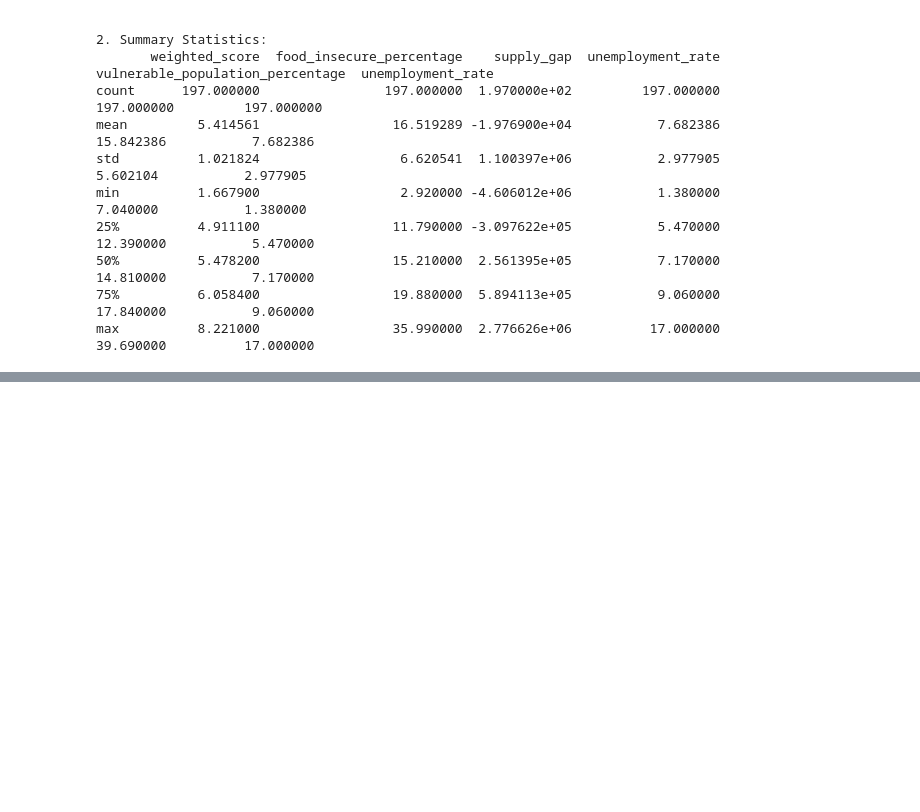
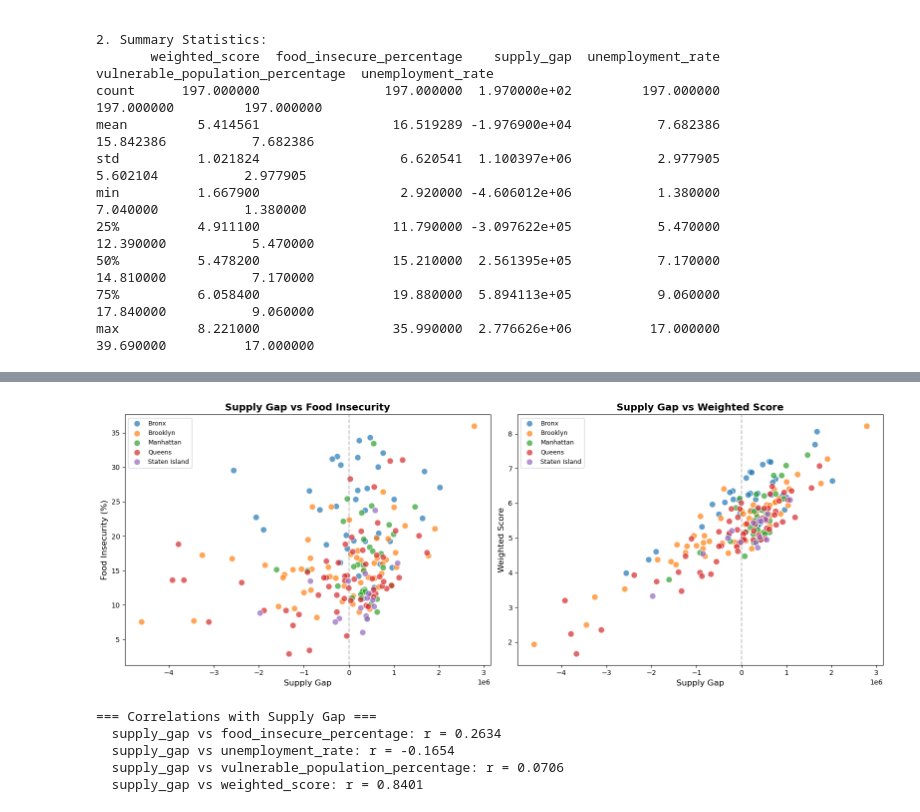
Before and after one commit to Angelk119/CID_Food_Access, a Jupyter notebook: python/notebooks/eda/neighborhood_prioritization_eda_ibrahima.ipynb, the cells around one changed output, grey strips where cells are left out. Cells and saved outputs as stored; diff of their text form; code cells hidden in the pictures; blank space fills up the shorter version.

```diff
--- a/python/notebooks/eda/neighborhood_prioritization_eda_ibrahima.ipynb
+++ b/python/notebooks/eda/neighborhood_prioritization_eda_ibrahima.ipynb
@@ -244,0 +307,43 @@ max          8.221000                 35.990000  2.776626e+06          17.000000
+# %%
+# ========================================================================
+# SUPPLY GAP vs FOOD INSECURITY — is the gap worst where insecurity is highest?
+# ========================================================================
+fig, axes = plt.subplots(1, 2, figsize=(16, 6))
+
+# Scatter: supply_gap vs food_insecure_percentage colored by borough
+for borough, color in zip(borough_order, colors[:5]):
+    mask = df['borough'] == borough
+    axes[0].scatter(df.loc[mask, 'supply_gap'], df.loc[mask, 'food_insecure_percentage'],
+                    c=color, label=borough, alpha=0.7, s=80, edgecolors='white')
+axes[0].axvline(0, color='grey', linestyle='--', alpha=0.5)
+axes[0].set_xlabel('Supply Gap', fontsize=12)
+axes[0].set_ylabel('Food Insecurity (%)', fontsize=12)
+axes[0].set_title('Supply Gap vs Food Insecurity', fontsize=14, fontweight='bold')
+axes[0].legend(fontsize=9)
+
+# Scatter: supply_gap vs weighted_score
+for borough, color in zip(borough_order, colors[:5]):
+    mask = df['borough'] == borough
+    axes[1].scatter(df.loc[mask, 'supply_gap'], df.loc[mask, 'weighted_score'],
+                    c=color, label=borough, alpha=0.7, s=80, edgecolors='white')
+axes[1].axvline(0, color='grey', linestyle='--', alpha=0.5)
+axes[1].set_xlabel('Supply Gap', fontsize=12)
+axes[1].set_ylabel('Weighted Score', fontsize=12)
+axes[1].set_title('Supply Gap vs Weighted Score', fontsize=14, fontweight='bold')
+axes[1].legend(fontsize=9)
+
+plt.tight_layout()
+plt.show()
+
+# Correlation between supply_gap and other metrics
+print("=== Correlations with Supply Gap ===")
+for col in ['food_insecure_percentage', 'unemployment_rate', 'vulnerable_population_percentage', 'weighted_score']:
+    r = df['supply_gap'].corr(df[col])
+    print(f"  supply_gap vs {col}: r = {r:.4f}")
+# %% [output]
+[figure, added]
+=== Correlations with Supply Gap ===
+  supply_gap vs food_insecure_percentage: r = 0.2634
+  supply_gap vs unemployment_rate: r = -0.1654
+  supply_gap vs vulnerable_population_percentage: r = 0.0706
+  supply_gap vs weighted_score: r = 0.8401
```
Also changed, not shown: parts of 11 cells of this notebook.
